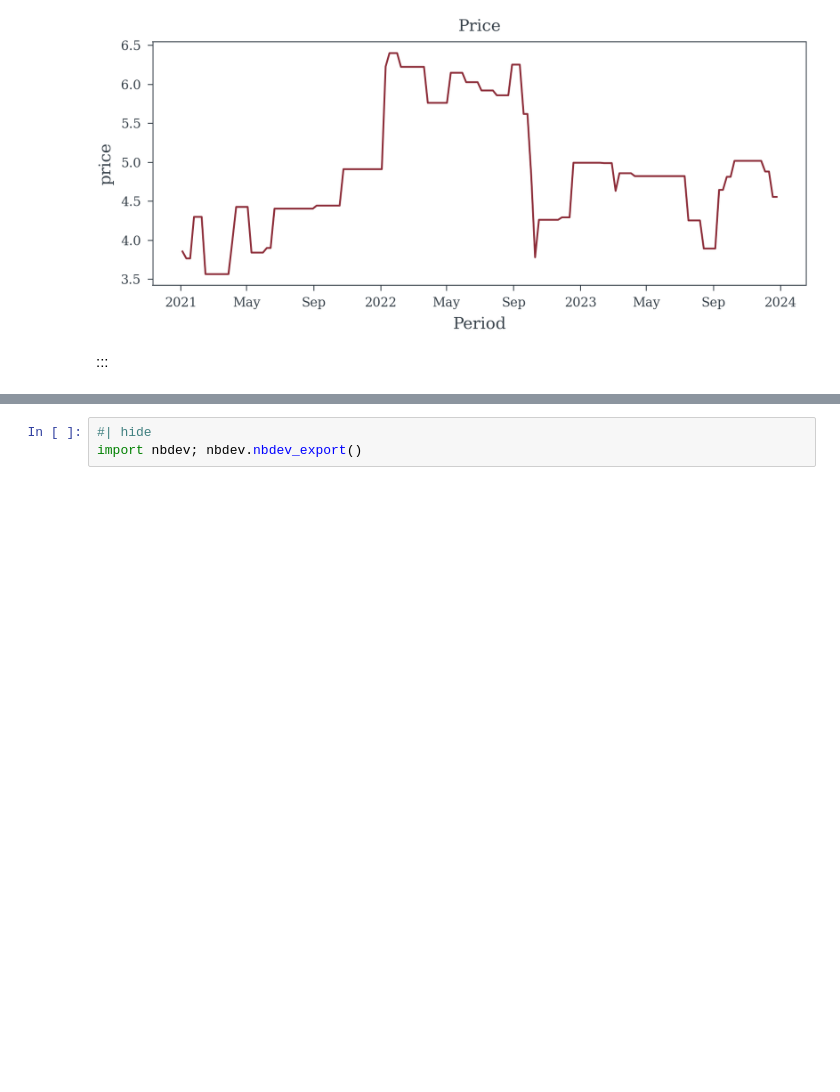
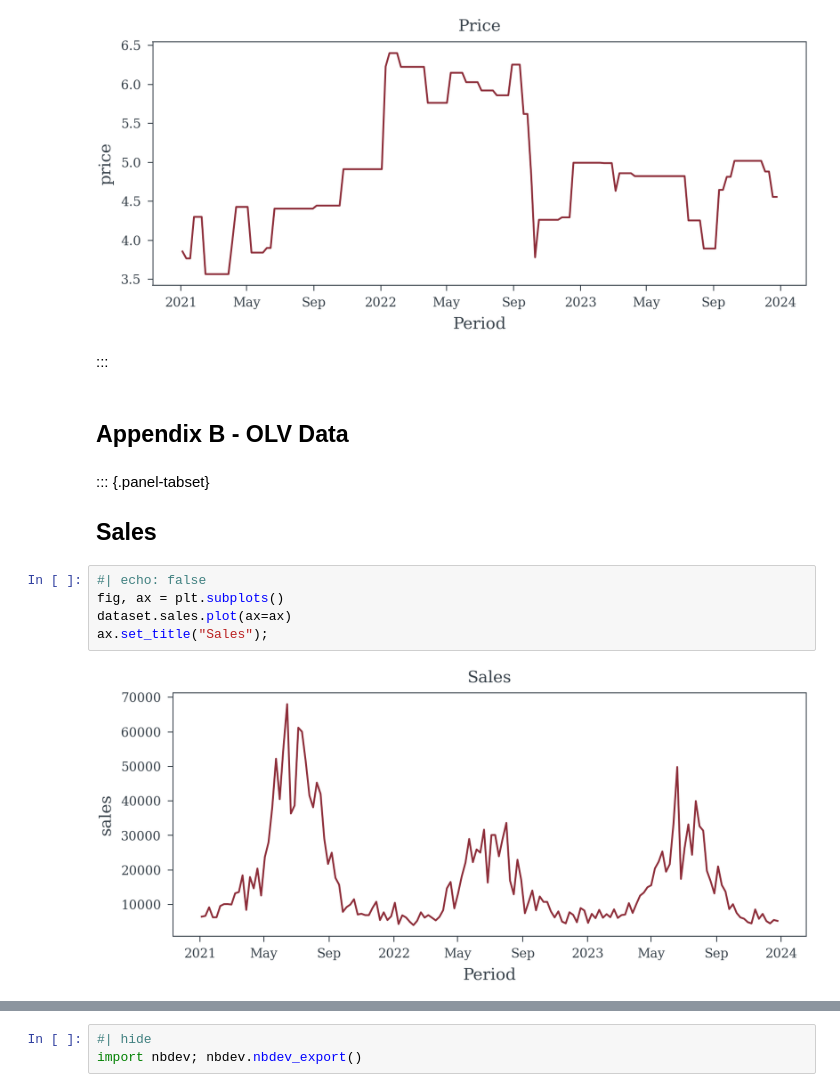
Before and after one commit to redam94/common_regression_issues, a Jupyter notebook: nbs/01_multicollinearity.ipynb, the cells around one changed output, grey strips where cells are left out. Saved outputs shown, nothing was run; the diff lists cells and outputs as text; blank space fills up the shorter version.

```diff
--- a/nbs/01_multicollinearity.ipynb
+++ b/nbs/01_multicollinearity.ipynb
@@ -434,3 +686,16 @@ ax.set_title("Price");
 [figure]
 # %% [markdown]
 :::
+# %% [markdown]
+## Appendix B - OLV Data
+# %% [markdown]
+::: {.panel-tabset}
+
+## Sales
+# %%
+#| echo: false
+fig, ax = plt.subplots()
+dataset.sales.plot(ax=ax)
+ax.set_title("Sales");
+# %% [output]
+[figure, added]
```
Also changed, not shown: parts of 38 cells of this notebook, 4 other files.
